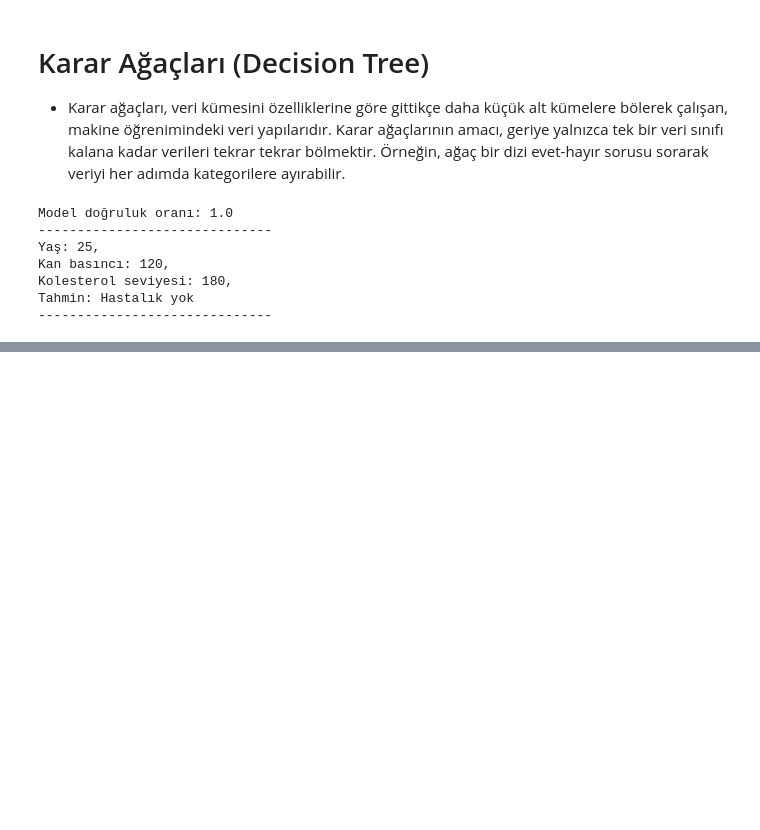
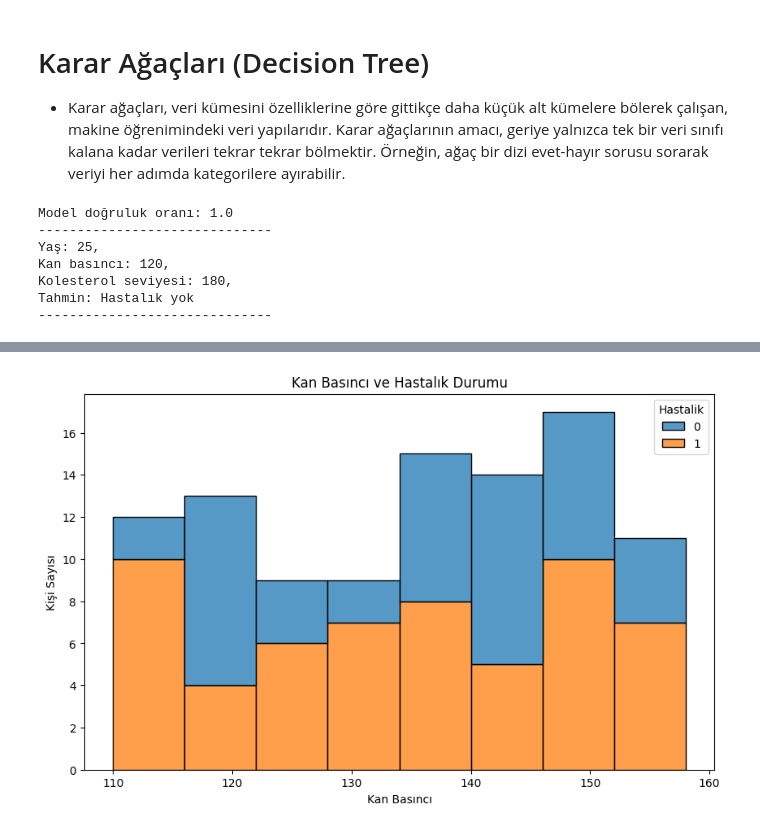
Before and after one commit to utuncer/python-kutuphaneler, a Jupyter notebook: decision_tree.ipynb, the cells around one changed output, grey strips where cells are left out. Saved outputs shown, nothing was run; the diff lists cells and outputs as text; code cells hidden in the pictures; blank space fills up the shorter version.

```diff
--- a/decision_tree.ipynb
+++ b/decision_tree.ipynb
@@ -49,0 +88,10 @@ Tahmin: Hastalık yok
+# %%
+plt.figure(figsize=(10,6))
+sns.histplot(data=df, hue='Hastalik',x='Kan_Basinci', multiple='stack', kde=False)
+# sns.histplot bir istatistik grafiğidir ve görevi dağılımı saymaktır
+plt.title('Kan Basıncı ve Hastalık Durumu')
+plt.xlabel('Kan Basıncı')
+plt.ylabel('Kişi Sayısı')
+plt.show()
+# %% [output]
+[figure, added]
```
Also changed, not shown: parts of 15 cells of this notebook, 1 other file.
